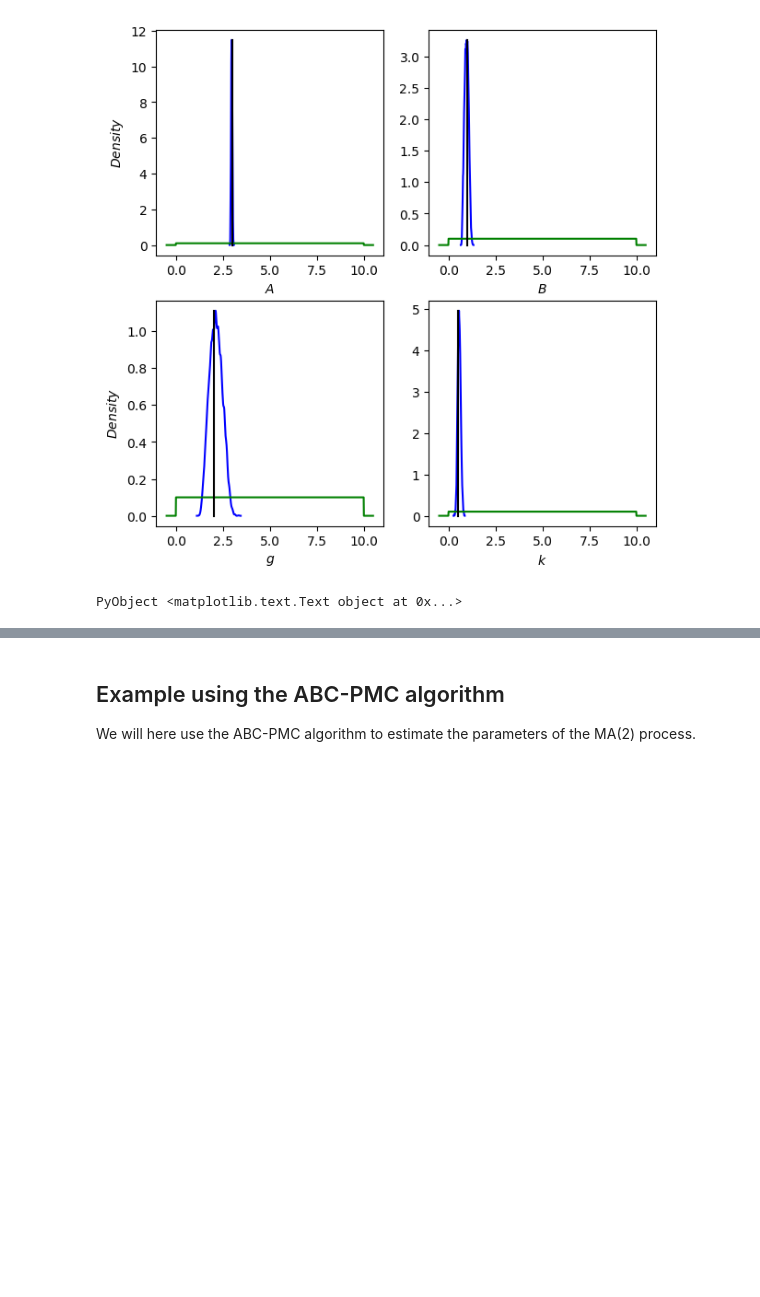
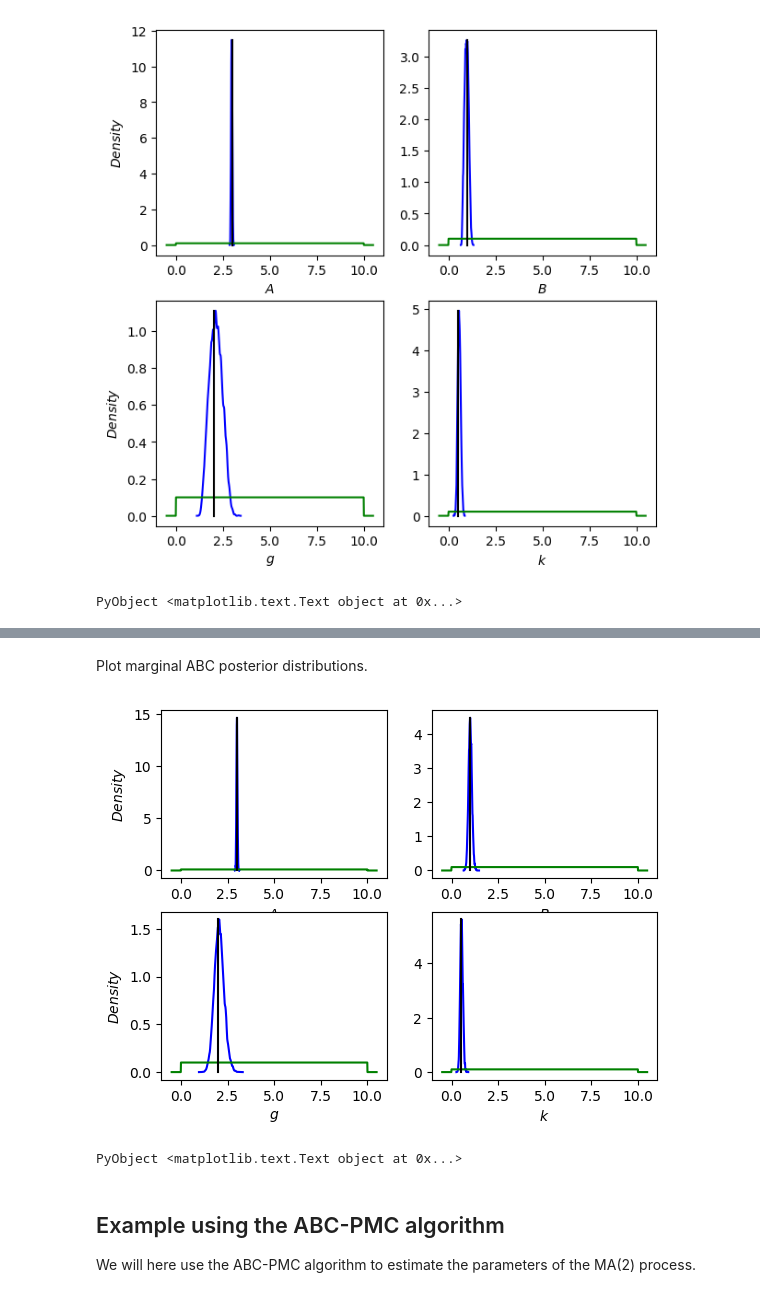
Before and after one commit to SamuelWiqvist/ApproximateBayesianComputation.jl, a Jupyter notebook: examples/examples.ipynb, the cells around one changed output, grey strips where cells are left out. Drawn from its saved outputs; the diff is of its cells as text; code cells hidden in the pictures; blank space fills up the shorter version.

```diff
--- a/examples/examples.ipynb
+++ b/examples/examples.ipynb
@@ -357,3 +480,46 @@ PyObject <matplotlib.text.Text object at 0x...>
+# %% [markdown]
+Plot marginal ABC posterior distributions.
+# %%
+# plot marginal posterior distributions
+
+# calc grid for prior dist
+x_grid = -0.5:0.01:10.5
+
+# calc prior dist
+priordensity = pdf.(Uniform(0, 10), x_grid)
+
+
+h1 = kde(chain[1,burn_in:end])
+h2 = kde(chain[2,burn_in:end])
+h3 = kde(chain[3,burn_in:end])
+h4 = kde(chain[4,burn_in:end])
+
+PyPlot.figure()
+subplot(221)
+PyPlot.plot(h1.x,h1.density, "b")
+PyPlot.plot(x_grid,priordensity, "g")
+PyPlot.plot((θ_true[1], θ_true[1]), (0, maximum(h1.density)), "k")
+PyPlot.ylabel(L"Density")
+PyPlot.xlabel(L"$A$")
+subplot(222)
+PyPlot.plot(h2.x,h2.density, "b")
+PyPlot.plot(x_grid,priordensity, "g")
+PyPlot.plot((θ_true[2], θ_true[2]), (0, maximum(h2.density)), "k")
+PyPlot.xlabel(L"$B$")
+subplot(223)
+PyPlot.plot(h3.x,h3.density, "b")
+PyPlot.plot(x_grid,priordensity, "g")
+PyPlot.plot((θ_true[3], θ_true[3]), (0, maximum(h3.density)), "k")
+PyPlot.xlabel(L"$g$")
+PyPlot.ylabel(L"Density")
+subplot(224)
+PyPlot.plot(h4.x,h4.density, "b")
+PyPlot.plot(x_grid,priordensity, "g")
+PyPlot.plot((θ_true[4], θ_true[4]), (0, maximum(h4.density)), "k")
+PyPlot.xlabel(L"$k$")
+# %% [output]
+[figure, added]
+PyObject <matplotlib.text.Text object at 0x...>
 # %% [markdown]
 ## Example using the ABC-PMC  algorithm <a name="alg_abcpmc"></a>
 
```
Also changed, not shown: parts of 16 cells of this notebook, 4 other files.
